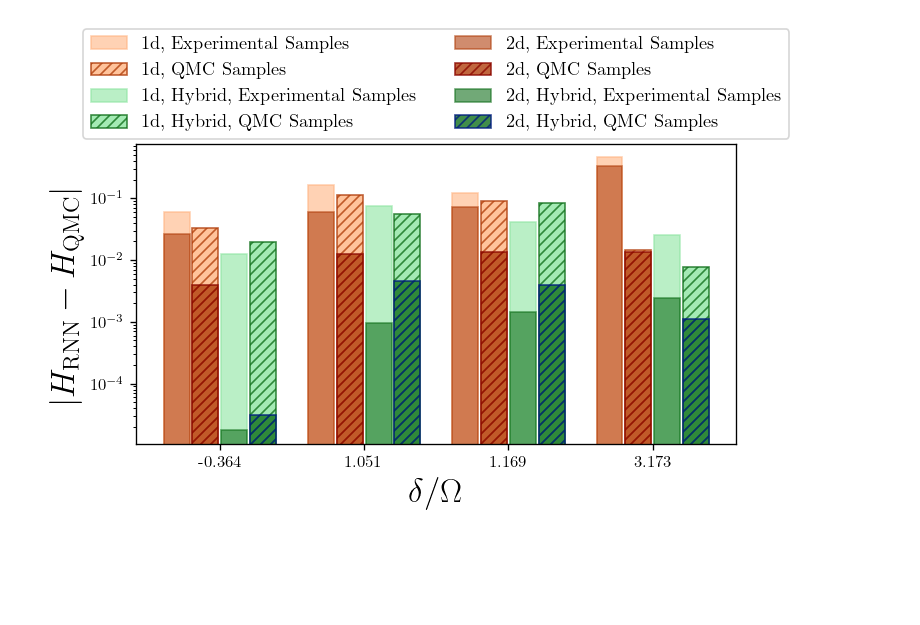
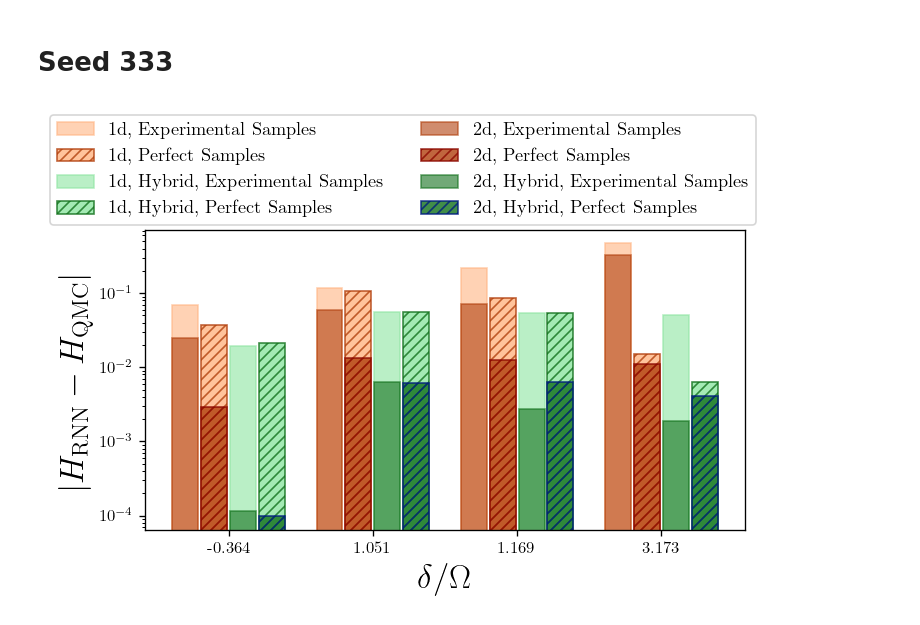
Before and after one commit to mschuylermoss/DataEnhancedVMC, a Jupyter notebook: KZ_sims/Figures/Figure7.ipynb, the cells around one changed output. Drawn from its saved outputs; the diff is of its cells as text; code cells hidden in the pictures; blank space fills up the shorter version.

Commit message:
final figures!

```diff
--- a/KZ_sims/Figures/Figure7.ipynb
+++ b/KZ_sims/Figures/Figure7.ipynb
@@ -34,14 +34,14 @@ def movingaverage(values, window):
     sma = np.convolve(values, weights, 'valid')
     return sma
 # %%
-def GetBestEs1(delta,moving_avg_fxn,window,exptrans,qmctrans):
+def GetBestEs1(delta,seed,moving_avg_fxn,window,exptrans,qmctrans):
 
     # Read in data
     VMC_train1 = np.load(f'../data/Final_Models/train_quantities/OneD_rnn/delta_{delta}/seed_111/vmc_only/Energy.npy')
-    ExpData_train1 = np.load(f'../data/Final_Models/train_quantities/OneD_rnn/delta_{delta}/seed_111/Exp_data/Energy.npy')
-    ExpHybrid_train1 = np.load(f'../data/Final_Models/train_quantities/OneD_rnn/delta_{delta}/seed_111/hybrid_train/{exptrans}_ds/lr_5e-05/Energy.npy')
-    QMCData_train1 = np.load(f'../data/Final_Models/train_quantities/OneD_rnn/delta_{delta}/seed_111/QMC_data/dset_size_1000/Energy.npy')
-    QMCHybrid_train1 = np.load(f'../data/Final_Models/train_quantities/OneD_rnn/delta_{delta}/seed_111/hybrid_train/hybrid_QMC_data/dset_size_1000/{qmctrans}_ds/lr_5e-05/Energy.npy')
+    ExpData_train1 = np.load(f'../data/Final_Models/train_quantities/OneD_rnn/delta_{delta}/seed_{seed}/Exp_data/Energy.npy')
+    ExpHybrid_train1 = np.load(f'../data/Final_Models/train_quantities/OneD_rnn/delta_{delta}/seed_{seed}/hybrid_train/{exptrans}_ds/lr_5e-05/Energy.npy')
+    QMCData_train1 = np.load(f'../data/Final_Models/train_quantities/OneD_rnn/delta_{delta}/seed_{seed}/QMC_data/dset_size_1000/Energy.npy')
+    QMCHybrid_train1 = np.load(f'../data/Final_Models/train_quantities/OneD_rnn/delta_{delta}/seed_{seed}/hybrid_train/hybrid_QMC_data/dset_size_1000/{qmctrans}_ds/lr_5e-05/Energy.npy')
 
     # Take lowest energy of moving average for each model
     VMC_E = np.min(moving_avg_fxn(VMC_train1,window))
@@ -52,21 +52,21 @@ def GetBestEs1(delta,moving_avg_fxn,window,exptrans,qmctrans):
 
     return VMC_E, ExpData_E, ExpHybrid_E, QMCData_E, QMCHybrid_E
 # %%
-def GetBestEs2(delta,moving_avg_fxn,window,exptrans,qmctrans):
+def GetBestEs2(delta,seed,moving_avg_fxn,window,exptrans,qmctrans):
 
     # Read in data
     VMC_train2 = np.load(f'../data/Final_Models/train_quantities/TwoD_rnn/delta_{delta}/seed_111/vmc_only/Energy.npy')
-    Data_train2 = np.load(f'../data/Final_Models/train_quantities/TwoD_rnn/delta_{delta}/seed_111/Exp_data/Energy.npy')
-    Hybrid_train2 = np.load(f'../data/Final_Models/train_quantities/TwoD_rnn/delta_{delta}/seed_111/hybrid_train/100_ds/lr_0.001/Energy.npy')
-    QMCData_train2 = np.load(f'../data/Final_Models/train_quantities/TwoD_rnn/delta_{delta}/seed_111/QMC_data/dset_size_1000/Energy.npy')
-    QMCHybrid_train2 = np.load(f'../data/Final_Models/train_quantities/TwoD_rnn/delta_{delta}/seed_111/hybrid_train/hybrid_QMC_data/dset_size_1000/{qmctrans}_ds/lr_0.001/Energy.npy')
+    Data_train2 = np.load(f'../data/Final_Models/train_quantities/TwoD_rnn/delta_{delta}/seed_{seed}/Exp_data/Energy.npy')
+    Hybrid_train2 = np.load(f'../data/Final_Models/train_quantities/TwoD_rnn/delta_{delta}/seed_{seed}/hybrid_train/{exptrans}_ds/lr_0.001/Energy.npy')
+    QMCData_train2 = np.load(f'../data/Final_Models/train_quantities/TwoD_rnn/delta_{delta}/seed_{seed}/QMC_data/dset_size_1000/Energy.npy')
+    QMCHybrid_train2 = np.load(f'../data/Final_Models/train_quantities/TwoD_rnn/delta_{delta}/seed_{seed}/hybrid_train/hybrid_QMC_data/dset_size_1000/{qmctrans}_ds/lr_0.001/Energy.npy')
 
     # Take lowest energy of moving average for each model
     VMC_E = np.min(moving_avg_fxn(VMC_train2,window))
-    ExpData_E = np.min(moving_avg_fxn(Data_train2,window))
+    ExpData_E = np.nanmin(moving_avg_fxn(Data_train2,window))
     ExpHybrid_E = np.min(moving_avg_fxn(Hybrid_train2,window))
     QMCData_E = np.nanmin(moving_avg_fxn(QMCData_train2,window))
-    QMCHybrid_E = np.min(moving_avg_fxn(QMCHybrid_train2,window))
+    QMCHybrid_E = np.nanmin(moving_avg_fxn(QMCHybrid_train2,window))
 
     return VMC_E, ExpData_E, ExpHybrid_E, QMCData_E, QMCHybrid_E
 # %%
@@ -106,0 +136,9 @@ for i in range(len(deltas)):
+# %%
+ExpData_Es1 = np.mean(np.reshape(ExpData_Es1,(4,2)),axis=1)
+ExpH_Es1 = np.mean(np.reshape(ExpH_Es1,(4,2)),axis=1)
+QMCData_Es1 = np.mean(np.reshape(QMCData_Es1,(4,2)),axis=1)
+QMCH_Es1 = np.mean(np.reshape(QMCH_Es1,(4,2)),axis=1)
+ExpData_Es2 = np.mean(np.reshape(ExpData_Es2,(4,2)),axis=1)
+ExpH_Es2 = np.mean(np.reshape(ExpH_Es2,(4,2)),axis=1)
+QMCData_Es2 = np.mean(np.reshape(QMCData_Es2,(4,2)),axis=1)
+QMCH_Es2 = np.mean(np.reshape(QMCH_Es2,(4,2)),axis=1)
@@ -113,25 +173,27 @@ TwoD_residuals = abs(TwoD_energies-compare.T)
+# %% [markdown]
+# Seed 333
 # %%
 plt.rcParams.update({"text.usetex":True,"font.family": "Helvetica"})
 X = np.arange(4)
 X_axis = ['-0.364','1.051','1.169','3.173']
 fig = plt.figure(1,figsize=(5,2.5), dpi=120, facecolor='w', edgecolor='k')
 ax = fig.add_axes([0,0,1,1])
 colors1 = sns.color_palette('pastel')
 colors2 = sns.color_palette('dark')
 ax.bar(X - 0.3, OneD_residuals[0], color = colors1[1], alpha=0.6, width = 0.18, edgecolor=colors1[1], linewidth=1, label='1d, Experimental Samples')
-ax.bar(X - 0.1, OneD_residuals[2], color = colors1[1], alpha=0.8, width = 0.18, edgecolor=colors2[1], fill=True, hatch='////', linewidth=1, label='1d, QMC Samples')
+ax.bar(X - 0.1, OneD_residuals[2], color = colors1[1], alpha=0.8, width = 0.18, edgecolor=colors2[1], fill=True, hatch='////', linewidth=1, label='1d, Perfect Samples')
 ax.bar(X + 0.1, OneD_residuals[1], color = colors1[2], alpha=0.6, width = 0.18, edgecolor=colors1[2], label='1d, Hybrid, Experimental Samples')
-ax.bar(X + 0.3, OneD_residuals[3], color = colors1[2], alpha=0.8, width = 0.18, edgecolor=colors2[2], fill=True, hatch='////', linewidth=1, label='1d, Hybrid, QMC Samples')
+ax.bar(X + 0.3, OneD_residuals[3], color = colors1[2], alpha=0.8, width = 0.18, edgecolor=colors2[2], fill=True, hatch='////', linewidth=1, label='1d, Hybrid, Perfect Samples')
 ax.bar(X - 0.3, TwoD_residuals[0], color = colors2[1], alpha=0.6, width = 0.18, edgecolor=colors2[1], label='2d, Experimental Samples')
-ax.bar(X - 0.1, TwoD_residuals[2], color = colors2[1], alpha=0.8, width = 0.18, edgecolor=colors2[3], fill=True, hatch='////', linewidth=1, label='2d, QMC Samples')
+ax.bar(X - 0.1, TwoD_residuals[2], color = colors2[1], alpha=0.8, width = 0.18, edgecolor=colors2[3], fill=True, hatch='////', linewidth=1, label='2d, Perfect Samples')
 ax.bar(X + 0.1, TwoD_residuals[1], color = colors2[2], alpha=0.6, width = 0.18, edgecolor=colors2[2], label='2d, Hybrid, Experimental Samples')
-ax.bar(X + 0.3, TwoD_residuals[3], color = colors2[2], alpha=0.8, width = 0.18, edgecolor=colors2[0], fill=True, hatch='////', linewidth=1, label='2d, Hybrid, QMC Samples')
+ax.bar(X + 0.3, TwoD_residuals[3], color = colors2[2], alpha=0.8, width = 0.18, edgecolor=colors2[0], fill=True, hatch='////', linewidth=1, label='2d, Hybrid, Perfect Samples')
 plt.xticks(X, X_axis)
 plt.xticks(X, X_axis)
 ax.set_yscale('log')
 plt.ylabel('$|H_{\\mathrm{RNN}}-H_{\\mathrm{QMC}}|$',fontsize=20)
-plt.legend(loc='center', ncol=2,bbox_to_anchor=(0.5, 1.2),fontsize=11)
+plt.legend(loc='center', ncol=2,bbox_to_anchor=(0.43, 1.2),fontsize=11)
 plt.xlabel('$\\delta/\\Omega$',fontsize=20)
 plt.show()
 # %% [output]
-[figure, old version]
+[figure, new version]
```
Also changed, not shown: parts of 9 cells of this notebook, 5 other files.
